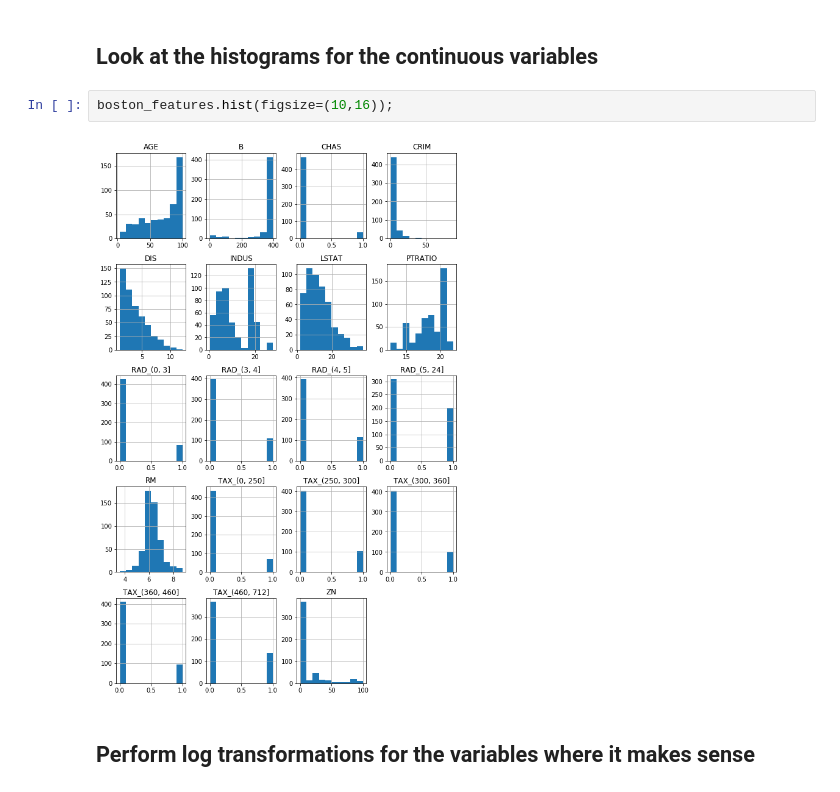
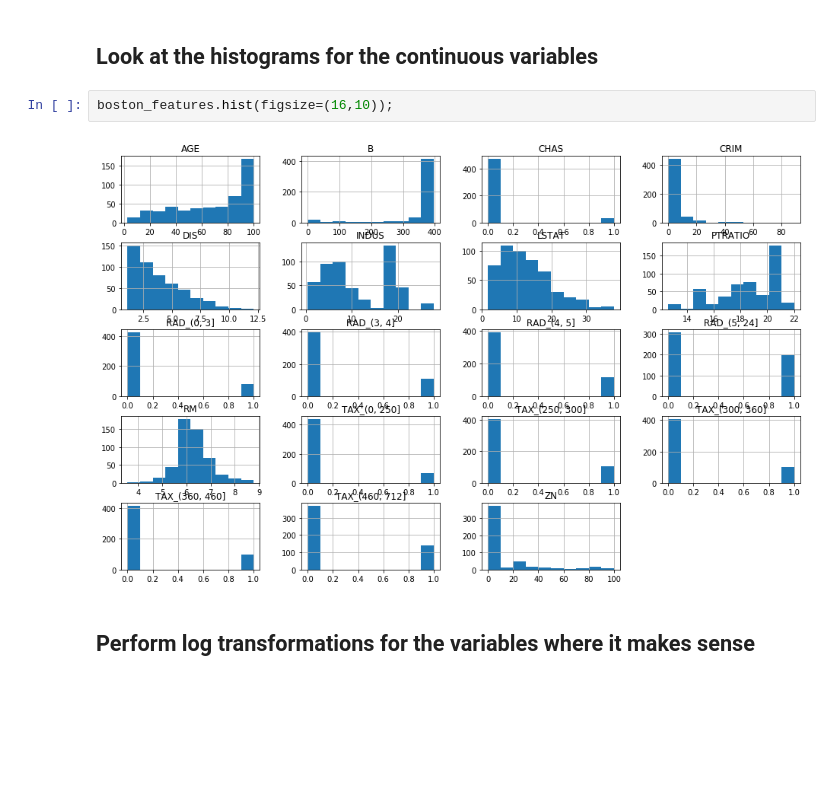
Before and after one commit to UpwardTrajectory/dsc-1-11-09-feature-scaling-and-normalization-lab-seattle-ds-career-040119, a Jupyter notebook: index.ipynb, the cells around one changed output. Saved outputs shown, nothing was run; the diff lists cells and outputs as text; blank space fills up the shorter version.

```diff
--- a/index.ipynb
+++ b/index.ipynb
@@ -37,9 +37,9 @@ boston_features = boston_features.drop("NOX",axis=1)
 # %% [markdown]
 ## Look at the histograms for the continuous variables
 # %%
-boston_features.hist(figsize=(10,16));
+boston_features.hist(figsize=(16,10));
 # %% [output]
-[figure, old version]
+[figure, new version]
 # %% [markdown]
 ## Perform log transformations for the variables where it makes sense
 # %% [markdown]
```
